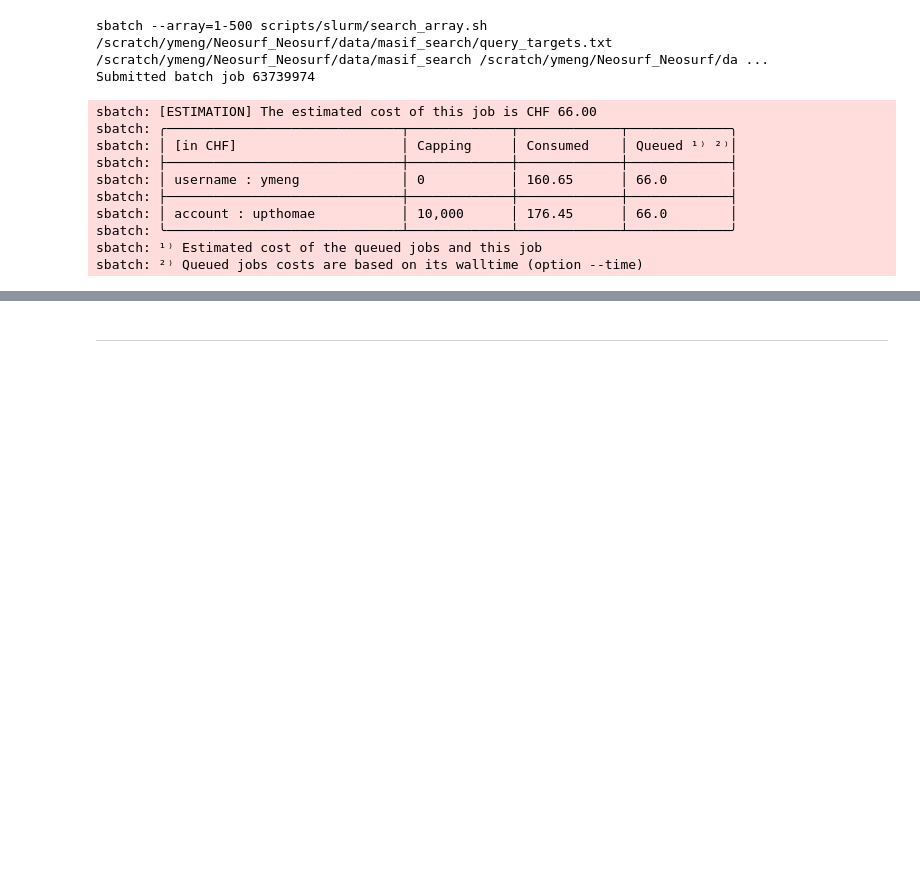
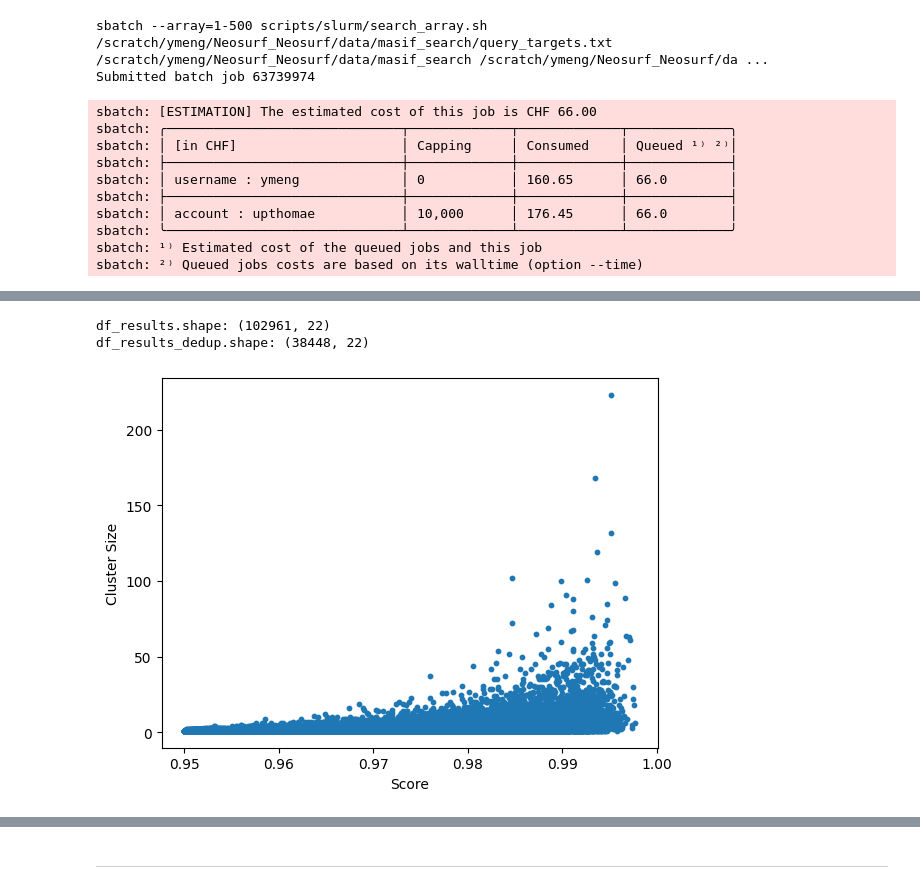
Before and after one commit to meng-yx/masif-neosurf-af2, a Jupyter notebook: notebooks/neosurf_neosurf.ipynb, the cells around one changed output, grey strips where cells are left out. Cells and saved outputs as stored; diff of their text form; code cells hidden in the pictures; blank space fills up the shorter version.

```diff
--- a/notebooks/neosurf_neosurf.ipynb
+++ b/notebooks/neosurf_neosurf.ipynb
@@ -400,0 +410,6 @@ sbatch: ²⁾ Queued jobs costs are based on its walltime (option --time)
+# %%
+# Path to .csv containing all search results
+results_csv = os.path.join(masif_search_proc_dir, "df_results_all.csv")
+
+# Path to .csv containing deduplicated search results
+results_dedup_csv = os.path.join(masif_search_proc_dir, "df_results_dedup.csv")
@@ -400,0 +515,21 @@ sbatch: ²⁾ Queued jobs costs are based on its walltime (option --time)
+# %%
+# Deduplicate df_results by unique combination of target, matched_protein, and cluster_id, keeping the row with the highest score
+print(f"df_results.shape: {df_results.shape}")
+df_results_dedup = df_results.sort_values(by="score", ascending=False).drop_duplicates(subset=["target", "matched_protein", "cluster_id"])
+print(f"df_results_dedup.shape: {df_results_dedup.shape}")
+
+df_results_dedup.to_csv(results_dedup_csv, index=False)
+# %% [output]
+df_results.shape: (102961, 22)
+df_results_dedup.shape: (38448, 22)
+# %%
+# Plot score ~ cluster_size
+import matplotlib.pyplot as plt
+
+plt.scatter(df_results_dedup["score"], df_results_dedup["cluster_size"],
+    s=10)
+plt.xlabel("Score")
+plt.ylabel("Cluster Size")
+plt.show()
+# %% [output]
+[figure, added]
```
Also changed, not shown: parts of 12 cells of this notebook.
